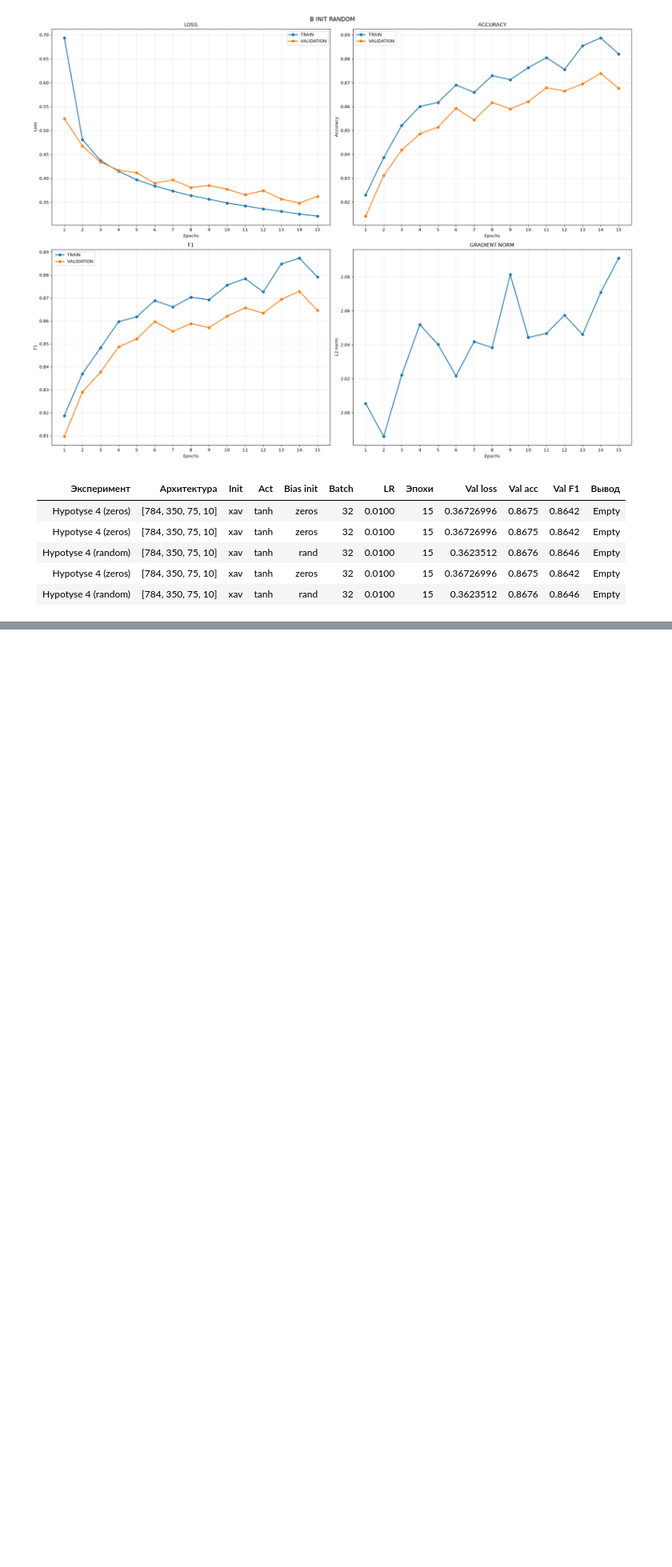
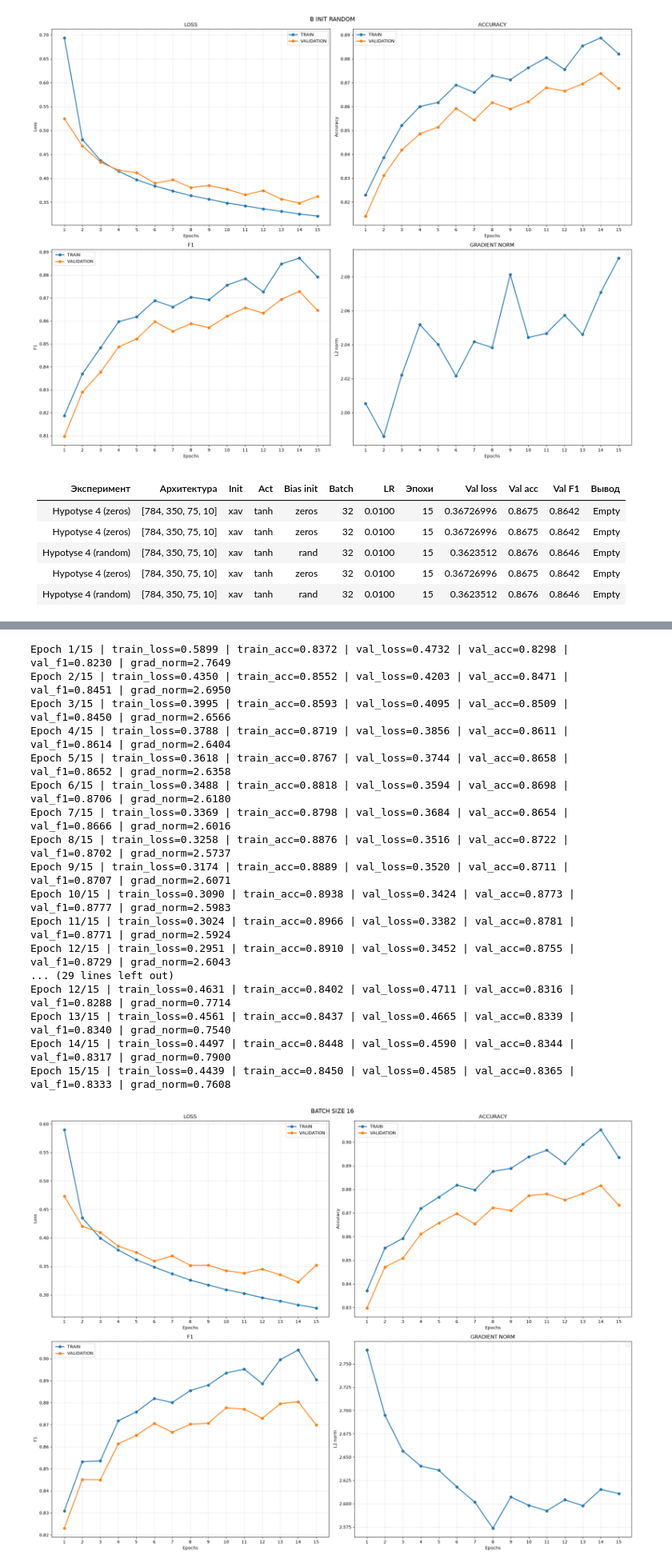
Before and after one commit to NOTSAME-21/AI-Technology-HW-1, a Jupyter notebook: solution.ipynb, the cells around one changed output, grey strips where cells are left out. Shown at 80% size. Cells and saved outputs as stored; diff of their text form; code cells hidden in the pictures; blank space fills up the shorter version.

```diff
--- a/solution.ipynb
+++ b/solution.ipynb
@@ -153,13 +153,13 @@ def grad_sl (z, Y):
 # Класс MLP
 # %%
 class SETKA:
-    def __init__(self, layers: list[int], activation: str = "sigmoid", weights_method: str = "cons", b_init: str | None = "zeros",
+    def __init__(self, layers: list[int], activation: str = "sigmoid", weights_method: str = "cons", b_init: str | None = "zeros", std2: float = 0.01,
                   dtype=np.float32, seed: int | None = 21):
         self.layers = layers
         self.act = activation
         self.seed = seed
         self.rng = np.random.RandomState(seed)
-        self.params = init_w(layers, w_method=weights_method, cons=0.01, std=0.01, b_method=b_init, rng=self.rng)
+        self.params = init_w(layers, w_method=weights_method, cons=0.01, std=std2, b_method=b_init, rng=self.rng)
         self.gradW = [np.zeros_like(W) for (W,b) in self.params]
         self.gradb = [np.zeros_like(b) for (W,b) in self.params]
         self.cache = []
@@ -217,7 +217,7 @@ class SETKA:
         self.gradW = [np.zeros_like(W) for (W,b) in self.params]
         self.gradb = [np.zeros_like(b) for (W,b) in self.params]
 
-    def parametrs(self):
+    def parameters(self):
         return self.params
 
     def predict(self, X):
@@ -641,0 +652,41 @@ Epoch 15/15 | train_loss=0.3211 | train_acc=0.8820 | val_loss=0.3624 | val_acc=0
+# %%
+np.random.seed(21)
+net_h6_1 = SETKA([784, 350, 75, 10], activation="tanh", weights_method="xav", seed=21)
+history_h6_1 = train_model(net_h6_1, X_tr, Y_tr, X_val, Y_val, epochs=15, batch_size=16, lr=0.01)
+record("Hypotyse 6 (16)", net_h6_1, history_h6_1, "xav","zeros", 16, 0.01, 15)
+
+np.random.seed(21)
+net_h6_2 = SETKA([784, 350, 75, 10], activation="tanh", weights_method="xav", seed=21)
+history_h6_2 = train_model(net_h6_2, X_tr, Y_tr, X_val, Y_val, epochs=15, batch_size=64, lr=0.01)
+record("Hypotyse 6 (64)", net_h6_2, history_h6_2, "xav","rand", 64, 0.01, 15)
+
+np.random.seed(21)
+net_h6_3 = SETKA([784, 350, 75, 10], activation="tanh", weights_method="xav", seed=21)
+history_h6_3 = train_model(net_h6_3, X_tr, Y_tr, X_val, Y_val, epochs=15, batch_size=256, lr=0.01)
+record("Hypotyse 6 (256)", net_h6_3, history_h6_3, "xav","rand", 256, 0.01, 15)
+
+plots (history_h6_1, title = "BATCH SIZE 16")
+plots (history_h6_2, title = "BATCH SIZE 64")
+plots (history_h6_3, title = "BATCH SIZE 256")
+
+hyp6_rows = [r for r in results if "Hypotyse 6" in r["name"]]
+print_md_table(hyp6_rows)
+# %% [output]
+Epoch 1/15 | train_loss=0.5899 | train_acc=0.8372 | val_loss=0.4732 | val_acc=0.8298 | val_f1=0.8230 | grad_norm=2.7649
+Epoch 2/15 | train_loss=0.4350 | train_acc=0.8552 | val_loss=0.4203 | val_acc=0.8471 | val_f1=0.8451 | grad_norm=2.6950
+Epoch 3/15 | train_loss=0.3995 | train_acc=0.8593 | val_loss=0.4095 | val_acc=0.8509 | val_f1=0.8450 | grad_norm=2.6566
+Epoch 4/15 | train_loss=0.3788 | train_acc=0.8719 | val_loss=0.3856 | val_acc=0.8611 | val_f1=0.8614 | grad_norm=2.6404
+Epoch 5/15 | train_loss=0.3618 | train_acc=0.8767 | val_loss=0.3744 | val_acc=0.8658 | val_f1=0.8652 | grad_norm=2.6358
+Epoch 6/15 | train_loss=0.3488 | train_acc=0.8818 | val_loss=0.3594 | val_acc=0.8698 | val_f1=0.8706 | grad_norm=2.6180
+Epoch 7/15 | train_loss=0.3369 | train_acc=0.8798 | val_loss=0.3684 | val_acc=0.8654 | val_f1=0.8666 | grad_norm=2.6016
+Epoch 8/15 | train_loss=0.3258 | train_acc=0.8876 | val_loss=0.3516 | val_acc=0.8722 | val_f1=0.8702 | grad_norm=2.5737
+Epoch 9/15 | train_loss=0.3174 | train_acc=0.8889 | val_loss=0.3520 | val_acc=0.8711 | val_f1=0.8707 | grad_norm=2.6071
+Epoch 10/15 | train_loss=0.3090 | train_acc=0.8938 | val_loss=0.3424 | val_acc=0.8773 | val_f1=0.8777 | grad_norm=2.5983
+Epoch 11/15 | train_loss=0.3024 | train_acc=0.8966 | val_loss=0.3382 | val_acc=0.8781 | val_f1=0.8771 | grad_norm=2.5924
+Epoch 12/15 | train_loss=0.2951 | train_acc=0.8910 | val_loss=0.3452 | val_acc=0.8755 | val_f1=0.8729 | grad_norm=2.6043
+... (29 lines left out)
+Epoch 12/15 | train_loss=0.4631 | train_acc=0.8402 | val_loss=0.4711 | val_acc=0.8316 | val_f1=0.8288 | grad_norm=0.7714
+Epoch 13/15 | train_loss=0.4561 | train_acc=0.8437 | val_loss=0.4665 | val_acc=0.8339 | val_f1=0.8340 | grad_norm=0.7540
+Epoch 14/15 | train_loss=0.4497 | train_acc=0.8448 | val_loss=0.4590 | val_acc=0.8344 | val_f1=0.8317 | grad_norm=0.7900
+Epoch 15/15 | train_loss=0.4439 | train_acc=0.8450 | val_loss=0.4585 | val_acc=0.8365 | val_f1=0.8333 | grad_norm=0.7608
+[figure, added]
```
Also changed, not shown: parts of 3 cells of this notebook.
